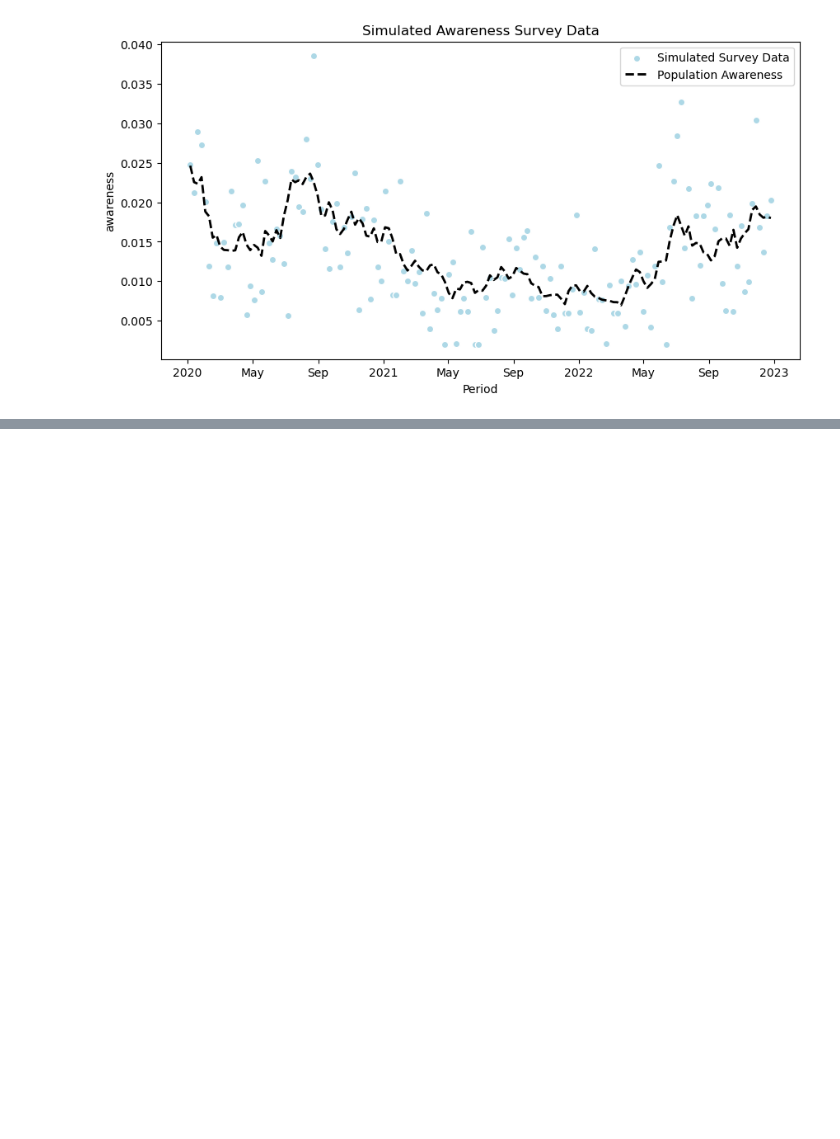
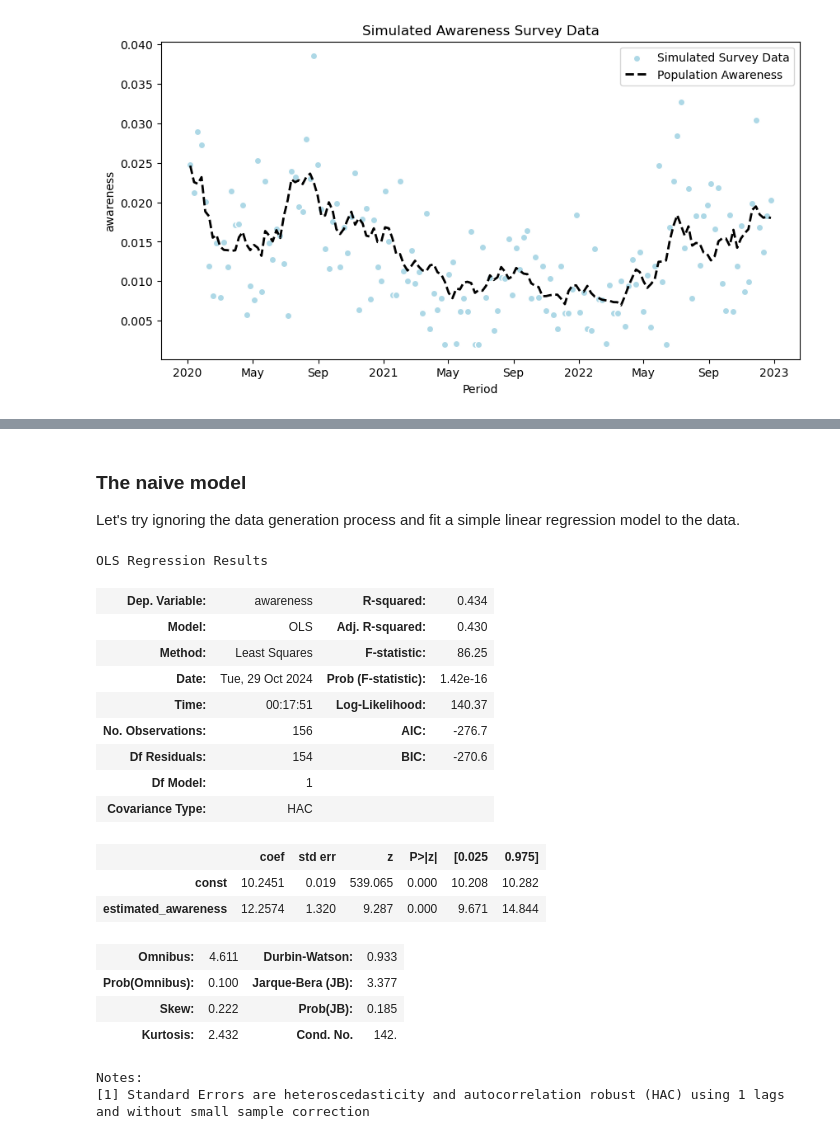
Before and after one commit to redam94/common_regression_issues, a Jupyter notebook: nbs/00_measurement_error.ipynb, the cells around one changed output, grey strips where cells are left out. Saved outputs shown, nothing was run; the diff lists cells and outputs as text; code cells hidden in the pictures; blank space fills up the shorter version.

Commit message:
Added naive and moving average models

```diff
--- a/nbs/00_measurement_error.ipynb
+++ b/nbs/00_measurement_error.ipynb
@@ -149,0 +172,27 @@ Sampling: [_noise, logit_awareness, n_positive, n_survey_participants]
+# %% [markdown]
+### The naive model
+
+Let's try ignoring the data generation process and fit a simple linear regression model to the data.
+# %%
+naive_model = sm.OLS(log_sales.to_series(), sm.add_constant(trace.estimated_awareness.to_series())).fit(cov_type="HAC", cov_kwds={'maxlags':1})
+naive_model.summary()
+# %% [output]
+OLS Regression Results
+| Dep. Variable: | awareness | R-squared: | 0.434 |
+| Model: | OLS | Adj. R-squared: | 0.430 |
+| Method: | Least Squares | F-statistic: | 86.25 |
+| Date: | Tue, 29 Oct 2024 | Prob (F-statistic): | 1.42e-16 |
+| Time: | 00:17:51 | Log-Likelihood: | 140.37 |
+| No. Observations: | 156 | AIC: | -276.7 |
+| Df Residuals: | 154 | BIC: | -270.6 |
+| Df Model: | 1 |  |  |
+| Covariance Type: | HAC |  |  |
+|  | coef | std err | z | P>|z| | [0.025 | 0.975] |
+| const | 10.2451 | 0.019 | 539.065 | 0.000 | 10.208 | 10.282 |
+| estimated_awareness | 12.2574 | 1.320 | 9.287 | 0.000 | 9.671 | 14.844 |
+| Omnibus: | 4.611 | Durbin-Watson: | 0.933 |
+| Prob(Omnibus): | 0.100 | Jarque-Bera (JB): | 3.377 |
+| Skew: | 0.222 | Prob(JB): | 0.185 |
+| Kurtosis: | 2.432 | Cond. No. | 142. |
+Notes:
+[1] Standard Errors are heteroscedasticity and autocorrelation robust (HAC) using 1 lags and without small sample correction
```
Also changed, not shown: parts of 7 cells of this notebook.
